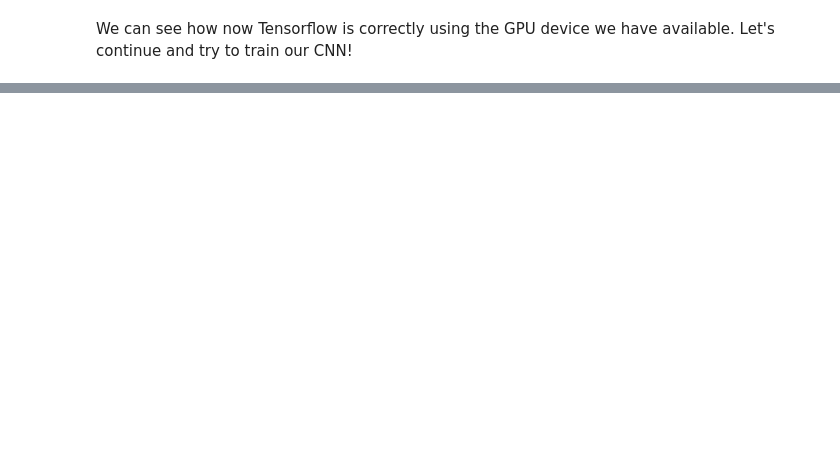
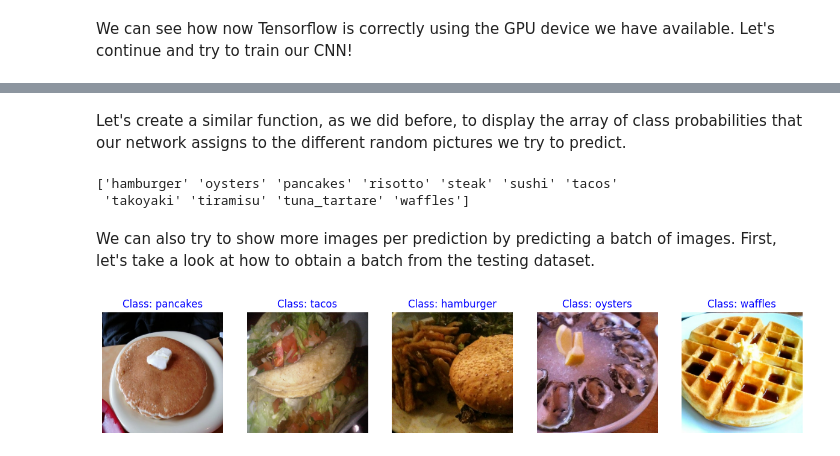
Before and after one commit to davalpez/MyKaggle, a Jupyter notebook: Tensorflow basics/TF-CNN.ipynb, the cells around one changed output, grey strips where cells are left out. Saved outputs shown, nothing was run; the diff lists cells and outputs as text; code cells hidden in the pictures; blank space fills up the shorter version.

```diff
--- a/Tensorflow basics/TF-CNN.ipynb
+++ b/Tensorflow basics/TF-CNN.ipynb
@@ -200,0 +1073,3 @@ We can see how now Tensorflow is correctly using the GPU device we have availabl
+# %%
+training_11_dir= "../Sources/Food-101-11/train"
+testing_11_dir = "../Sources/Food-101-11/test"
@@ -200,0 +1102,14 @@ We can see how now Tensorflow is correctly using the GPU device we have availabl
+# %%
+train_11_dataset = tf.keras.preprocessing.image_dataset_from_directory(training_11_dir,
+                                               batch_size=32, # number of images to process at a time
+                                               image_size=(224, 224),# resize image to the designated value
+                                               label_mode="categorical", # only working witht two labels
+                                               shuffle=True, # mixes images from both folders.
+                                               seed=10)
+
+test_11_dataset = tf.keras.preprocessing.image_dataset_from_directory(testing_11_dir,
+                                               batch_size=32, # number of images to process at a time
+                                               image_size=(224, 224), # resize image to the designated value
+                                               label_mode="categorical", # only working witht two labels
+                                               shuffle=True, # mixes images from both folders.
+                                               seed=10)
@@ -200,0 +1355,21 @@ We can see how now Tensorflow is correctly using the GPU device we have availabl
+# %% [markdown]
+Let's create a similar function, as we did before, to display the array of class probabilities that our network assigns to the different random pictures we try to predict.
+# %%
+class_names_11 = train_11_dataset.class_names
+print(class_names)
+# %% [output]
+['hamburger' 'oysters' 'pancakes' 'risotto' 'steak' 'sushi' 'tacos'
+ 'takoyaki' 'tiramisu' 'tuna_tartare' 'waffles']
+# %% [markdown]
+We can also try to show more images per prediction by predicting a batch of images. First, let's take a look at how to obtain a batch from the testing dataset.
+# %%
+for images, labels in test_11_dataset.take(1):
+    fig, axes = plt.subplots(1, 5, figsize=(15, 5))  # Display 5 images
+    for i in range(5):
+        axes[i].axis("off")
+        axes[i].imshow(images[i].numpy().astype("uint8"))
+        label_index = labels[i].numpy().argmax()
+        axes[i].set_title(f"Class: {class_names[label_index]}",color="blue")
+    plt.show()
+# %% [output]
+[figure, added]
```
Also changed, not shown: parts of 91 cells of this notebook.
